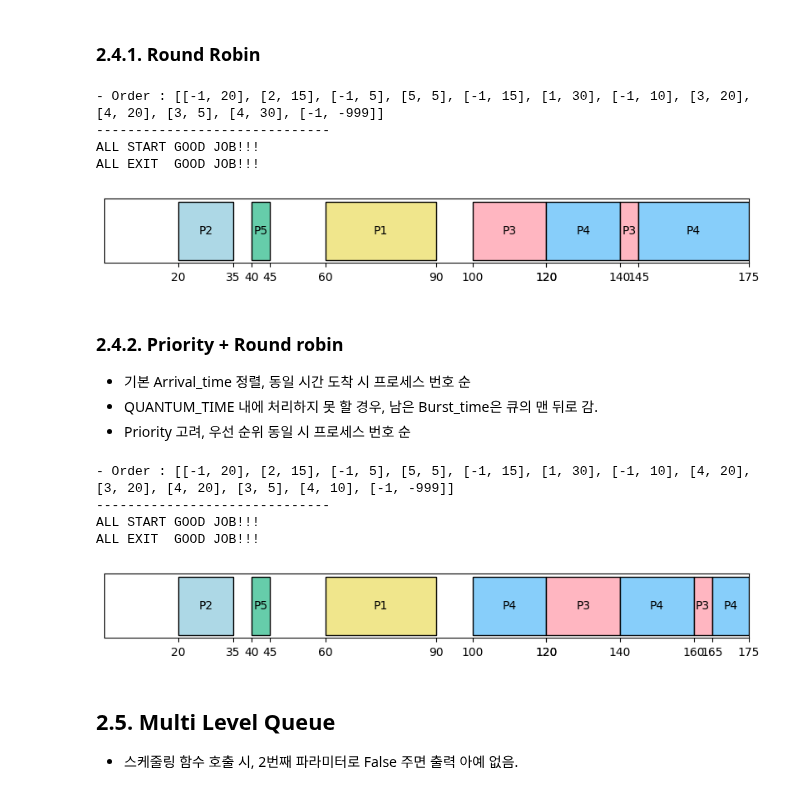
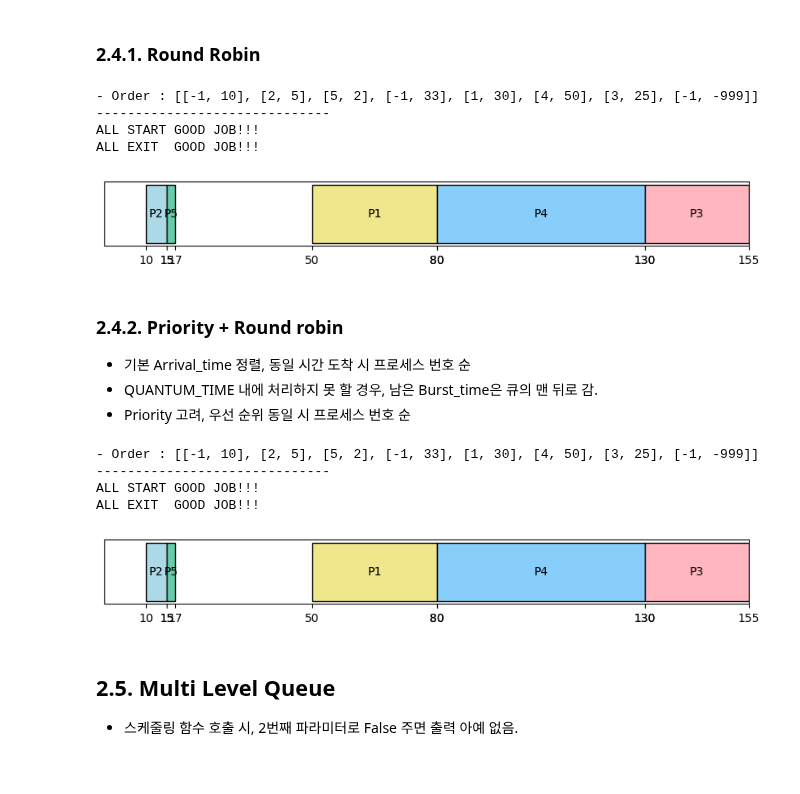
Before and after one commit to jiho264/2023os, a Jupyter notebook: homework01/homework01.ipynb, the cells around one changed output. Drawn from its saved outputs; the diff is of its cells as text; code cells hidden in the pictures.

```diff
--- a/homework01/homework01.ipynb
+++ b/homework01/homework01.ipynb
@@ -37,7 +37,7 @@ _MAX_TIME_LENGTH_ = 999
 # %% [markdown]
 - Round robin
 # %%
-_QUANTUM_TIME_ = 20
+_DEFAULT_QUANTUM_TIME_ = 20
 # %% [markdown]
 - print flag
 # %%
@@ -628,8 +629,9 @@ ALL EXIT  GOOD JOB!!!
 # %% [markdown]
 ### 2.4.1. Round Robin
 # %%
-def RR(_list, _Displaying=True):
+def RR(_list, _Displaying=True, _usr_quantum_time=_DEFAULT_QUANTUM_TIME_):
     _order = []
+    _QUANTUM_TIME_ = _usr_quantum_time
     _list = sorted(_list, key=lambda x: x['Arrival_time'])
     #########################
     # round robin이나 선점형에선 작업 추가 후 다시 볼 일이 있기 때문에 해당 변수 초기화하면 안 됨.
@@ -651,47 +653,51 @@ def RR(_list, _Displaying=True):
                 # take a rest 1sec == timer speed
                 _order.append([_NON_PROCESS_, 1])
                 _end_time += 1
+            # 현재 시간에 도착해있는 작업들 리스트업
 
-            # 현재 시간에 도착해있는 작업들 리스트업
+            _queue = [job for job in _queue if job['Burst_time'] > 0]
             for _process in _list:
                 if (_process['Arrival_time'] == _now_time):
                     _queue.append(_process)
 
             # _QUANTUM_TIME_ 마다 큐에서 스케쥴링
-            if (_now_time % _QUANTUM_TIME_ == 0):
+            # or 방금 전 오더가 대기 오더일 때 한 번 더 확인
+            # or 빈 큐에 하나 들어왔을 때 확인
+            if (_now_time % _QUANTUM_TIME_ == 0 or _order[-1] == [_NON_PROCESS_, 1] or len(_queue)==1):
                 _queue.sort(key=lambda x: x['Num'])
                 for _process in _queue:
                     if (_process['Burst_time'] > 0):
                         if (_process['Burst_time'] > _QUANTUM_TIME_):
                             _order.append([_process['Num'], _QUANTUM_TIME_])
                             _end_time += _QUANTUM_TIME_
                             _process['Burst_time'] -= _QUANTUM_TIME_
                         else:
                             _order.append([_process['Num'], _process['Burst_time']])
                             _end_time += _process['Burst_time']
                             _process['Burst_time'] = 0
 
     _order = order_zip(_order)
     if (_Displaying == True):
         draw(_order, _Displaying)
     return _order
 
 _list = copy.deepcopy(_DATA_)
-_rr = RR(_list)
+_rr = RR(_list, True, 20)
 # %% [output]
-- Order : [[-1, 20], [2, 15], [-1, 5], [5, 5], [-1, 15], [1, 30], [-1, 10], [3, 20], [4, 20], [3, 5], [4, 30], [-1, -999]]
+- Order : [[-1, 10], [2, 5], [5, 2], [-1, 33], [1, 30], [4, 50], [3, 25], [-1, -999]]
 ------------------------------
 ALL START GOOD JOB!!!
 ALL EXIT  GOOD JOB!!!
-[figure, old version]
+[figure, new version]
 # %% [markdown]
 ### 2.4.2. Priority + Round robin
 - 기본 Arrival_time 정렬, 동일 시간 도착 시 프로세스 번호 순
 - QUANTUM_TIME 내에 처리하지 못 할 경우, 남은 Burst_time은 큐의 맨 뒤로 감.
 - Priority 고려, 우선 순위 동일 시 프로세스 번호 순
 # %%
-def Priority_RR(_list, _Displaying=True):
+def Priority_RR(_list, _Displaying=True, _usr_quantum_time=_DEFAULT_QUANTUM_TIME_):
     _order = []
+    _QUANTUM_TIME_ = _usr_quantum_time
     _list = sorted(_list, key=lambda x: x['Arrival_time'])
     #########################
     # round robin이나 선점형에선 작업 추가 후 다시 볼 일이 있기 때문에 해당 변수 초기화하면 안 됨.
@@ -714,6 +720,7 @@ def Priority_RR(_list, _Displaying=True):
                 _order.append([_NON_PROCESS_, 1])
                 _end_time += 1
 
+            _queue = [job for job in _queue if job['Burst_time'] > 0]
             # 현재 시간에 도착해있는 작업들 리스트업
             for _process in _list:
                 if (_process['Arrival_time'] == _now_time):
@@ -721,7 +728,9 @@ def Priority_RR(_list, _Displaying=True):
                     _queue.append(_process)
 
             # _QUANTUM_TIME_ 마다 큐에서 스케쥴링
-            if (_now_time % _QUANTUM_TIME_ == 0):
+            # or 방금 전 오더가 대기 오더일 때 한 번 더 확인
+            # or 빈 큐에 하나 들어왔을 때 확인
+            if (_now_time % _QUANTUM_TIME_ == 0 or _order[-1] == [_NON_PROCESS_, 1] or len(_queue) == 1):
                 _queue.sort(key=lambda x: x['Priority'])
                 for _process in _queue:
                     if (_process['Burst_time'] > 0):
@@ -742,13 +751,13 @@ def Priority_RR(_list, _Displaying=True):
 
 
 _list = copy.deepcopy(_DATA_)
-_tmp = Priority_RR(_list)
+_tmp = Priority_RR(_list, True, 25)
 # %% [output]
-- Order : [[-1, 20], [2, 15], [-1, 5], [5, 5], [-1, 15], [1, 30], [-1, 10], [4, 20], [3, 20], [4, 20], [3, 5], [4, 10], [-1, -999]]
+- Order : [[-1, 10], [2, 5], [5, 2], [-1, 33], [1, 30], [4, 50], [3, 25], [-1, -999]]
 ------------------------------
 ALL START GOOD JOB!!!
 ALL EXIT  GOOD JOB!!!
-[figure, old version]
+[figure, new version]
 # %% [markdown]
 ## 2.5. Multi Level Queue
 - 스케줄링 함수 호출 시, 2번째 파라미터로 False 주면 출력 아예 없음.
```
Also changed, not shown: parts of 10 cells of this notebook, 1 other file.
